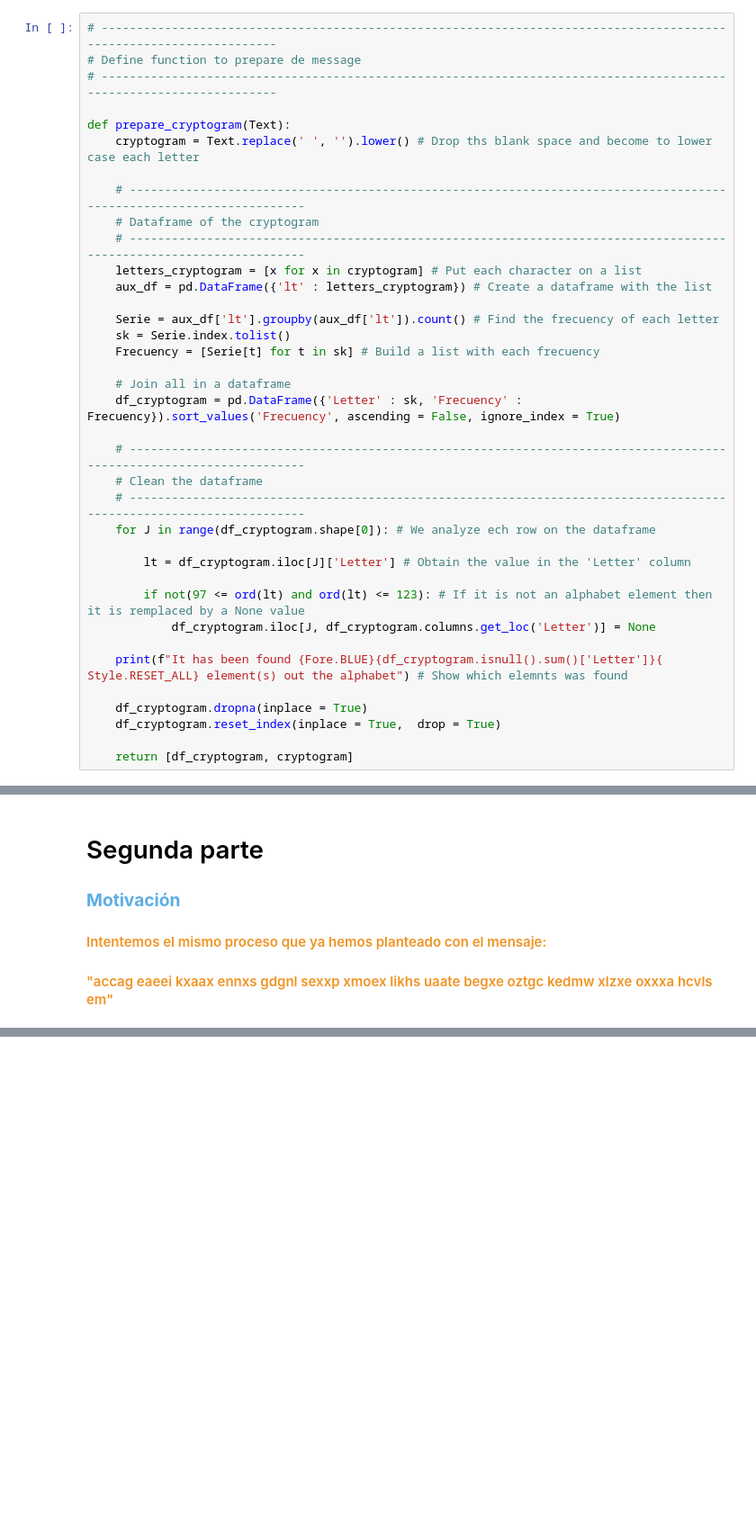
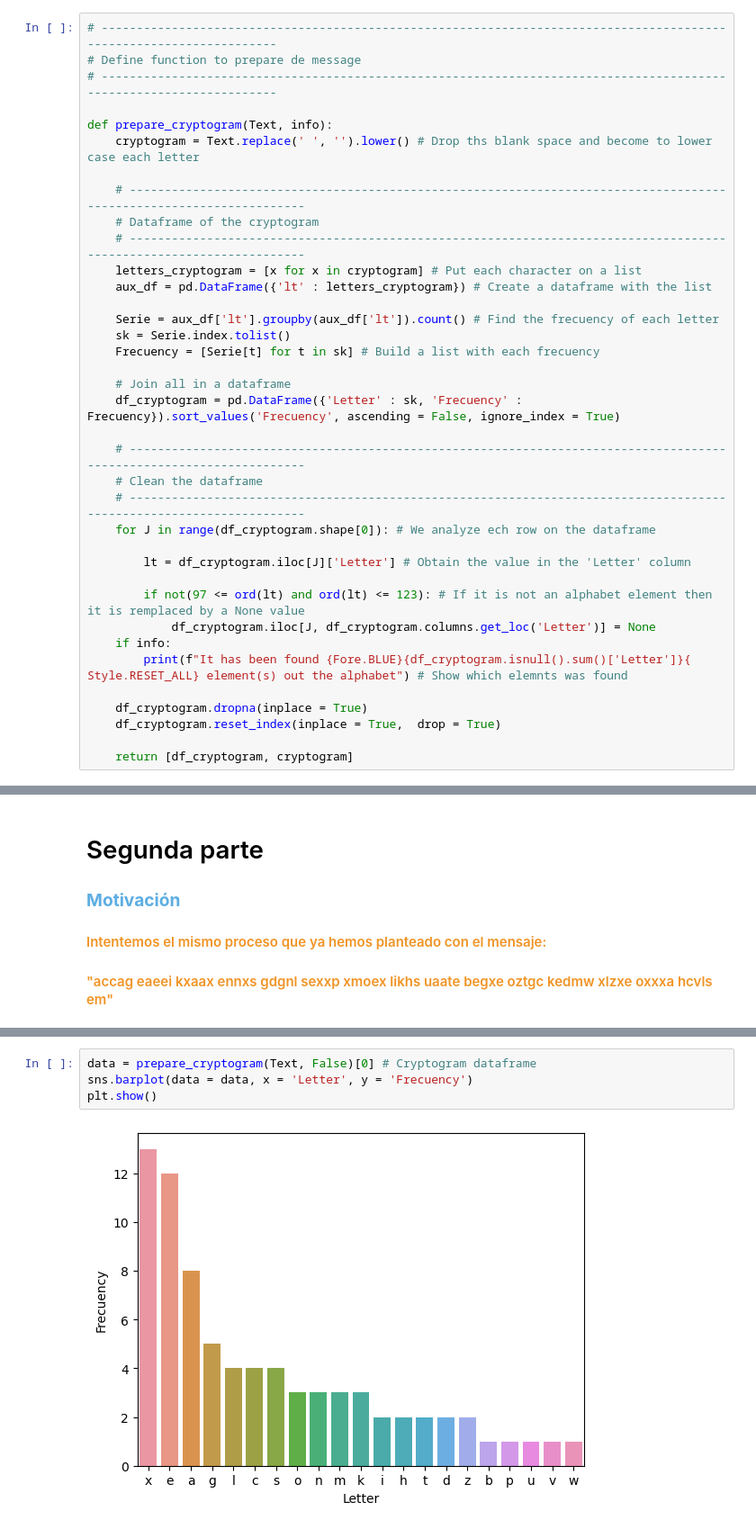
Before and after one commit to ivanc998/IN-Portfolio, a Jupyter notebook: Project-Decrypt/Scripts/Decrypt.ipynb, the cells around one changed output, grey strips where cells are left out. Shown at 90% size. Drawn from its saved outputs; the diff is of its cells as text; blank space fills up the shorter version.

```diff
--- a/Project-Decrypt/Scripts/Decrypt.ipynb
+++ b/Project-Decrypt/Scripts/Decrypt.ipynb
@@ -132,7 +132,7 @@ plt.show()
 # Define function to prepare de message
 # --------------------------------------------------------------------------------------------------------------------
 
-def prepare_cryptogram(Text):
+def prepare_cryptogram(Text, info):
     cryptogram = Text.replace(' ', '').lower() # Drop ths blank space and become to lower case each letter
 
     # --------------------------------------------------------------------------------------------------------------------
@@ -157,8 +157,8 @@ def prepare_cryptogram(Text):
 
         if not(97 <= ord(lt) and ord(lt) <= 123): # If it is not an alphabet element then it is remplaced by a None value
             df_cryptogram.iloc[J, df_cryptogram.columns.get_loc('Letter')] = None
-
-    print(f"It has been found {Fore.BLUE}{df_cryptogram.isnull().sum()['Letter']}{ Style.RESET_ALL} element(s) out the alphabet") # Show which elemnts was found
+    if info:
+        print(f"It has been found {Fore.BLUE}{df_cryptogram.isnull().sum()['Letter']}{ Style.RESET_ALL} element(s) out the alphabet") # Show which elemnts was found
 
     df_cryptogram.dropna(inplace = True)
     df_cryptogram.reset_index(inplace = True,  drop = True)
@@ -370,0 +370,6 @@ It has been found 0 element(s) out the alphabet
+# %%
+data = prepare_cryptogram(Text, False)[0] # Cryptogram dataframe
+sns.barplot(data = data, x = 'Letter', y = 'Frecuency')
+plt.show()
+# %% [output]
+[figure, added]
```
Also changed, not shown: parts of 18 cells of this notebook.
